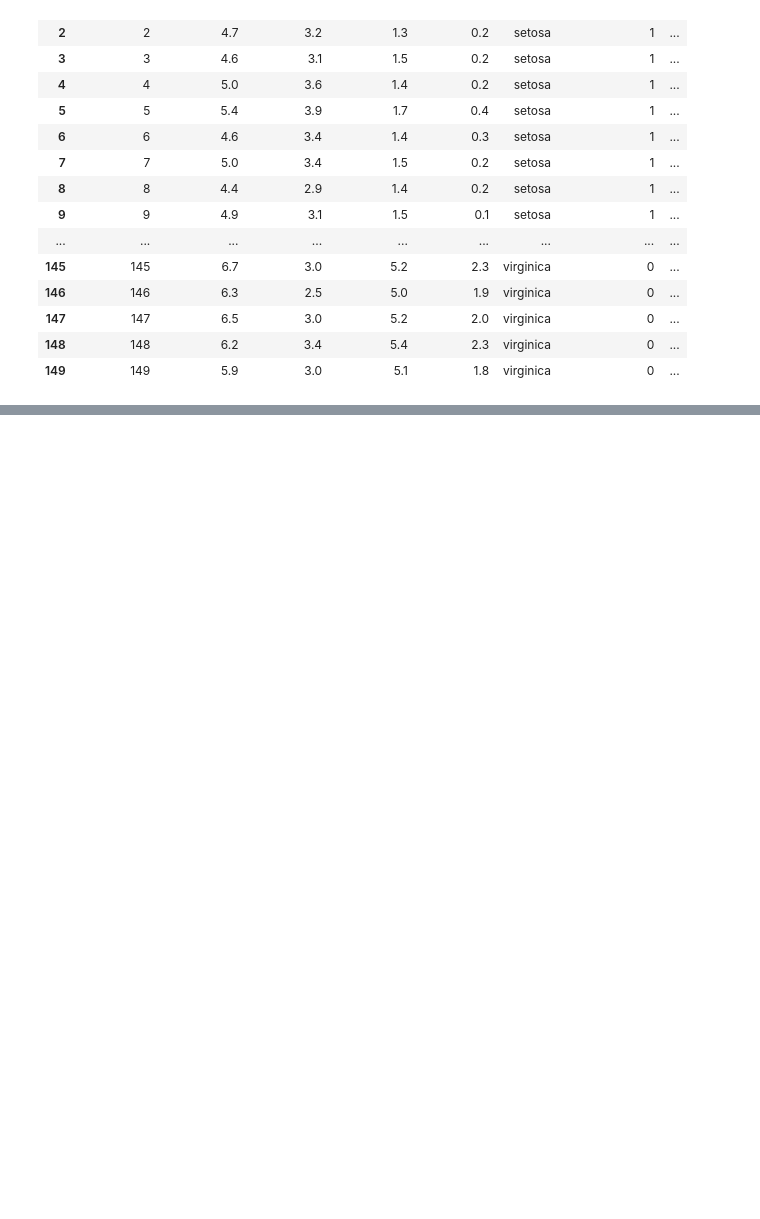
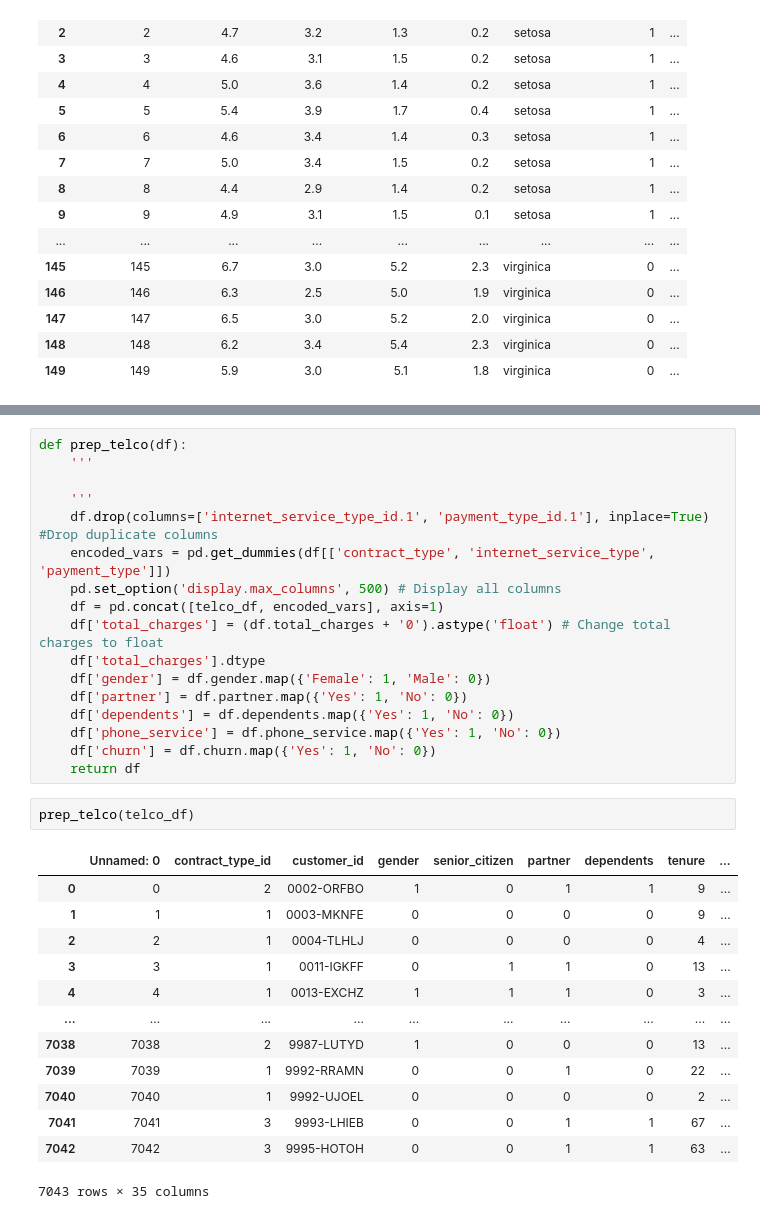
Before and after one commit to jacobpanyathong1/classification-exercises, a Jupyter notebook: classification-exercises.ipynb, the cells around one changed output, grey strips where cells are left out. Drawn from its saved outputs; the diff is of its cells as text; blank space fills up the shorter version.

```diff
--- a/classification-exercises.ipynb
+++ b/classification-exercises.ipynb
@@ -545,0 +786,33 @@ pd.concat([iris_df, dummies], axis=1)
+# %%
+def prep_telco(df):
+    '''
+
+    '''
+    df.drop(columns=['internet_service_type_id.1', 'payment_type_id.1'], inplace=True) #Drop duplicate columns
+    encoded_vars = pd.get_dummies(df[['contract_type', 'internet_service_type', 'payment_type']])
+    pd.set_option('display.max_columns', 500) # Display all columns
+    df = pd.concat([telco_df, encoded_vars], axis=1)
+    df['total_charges'] = (df.total_charges + '0').astype('float') # Change total charges to float
+    df['total_charges'].dtype
+    df['gender'] = df.gender.map({'Female': 1, 'Male': 0})
+    df['partner'] = df.partner.map({'Yes': 1, 'No': 0})
+    df['dependents'] = df.dependents.map({'Yes': 1, 'No': 0})
+    df['phone_service'] = df.phone_service.map({'Yes': 1, 'No': 0})
+    df['churn'] = df.churn.map({'Yes': 1, 'No': 0})
+    return df
+# %%
+prep_telco(telco_df)
+# %% [output]
+|  | Unnamed: 0 | contract_type_id | customer_id | gender | senior_citizen | partner | dependents | tenure | ... |
+| 0 | 0 | 2 | 0002-ORFBO | 1 | 0 | 1 | 1 | 9 | ... |
+| 1 | 1 | 1 | 0003-MKNFE | 0 | 0 | 0 | 0 | 9 | ... |
+| 2 | 2 | 1 | 0004-TLHLJ | 0 | 0 | 0 | 0 | 4 | ... |
+| 3 | 3 | 1 | 0011-IGKFF | 0 | 1 | 1 | 0 | 13 | ... |
+| 4 | 4 | 1 | 0013-EXCHZ | 1 | 1 | 1 | 0 | 3 | ... |
+| ... | ... | ... | ... | ... | ... | ... | ... | ... | ... |
+| 7038 | 7038 | 2 | 9987-LUTYD | 1 | 0 | 0 | 0 | 13 | ... |
+| 7039 | 7039 | 1 | 9992-RRAMN | 0 | 0 | 1 | 0 | 22 | ... |
+| 7040 | 7040 | 1 | 9992-UJOEL | 0 | 0 | 0 | 0 | 2 | ... |
+| 7041 | 7041 | 3 | 9993-LHIEB | 0 | 0 | 1 | 1 | 67 | ... |
+| 7042 | 7042 | 3 | 9995-HOTOH | 0 | 0 | 1 | 1 | 63 | ... |
+7043 rows × 35 columns
```
Also changed, not shown: parts of 34 cells of this notebook.
